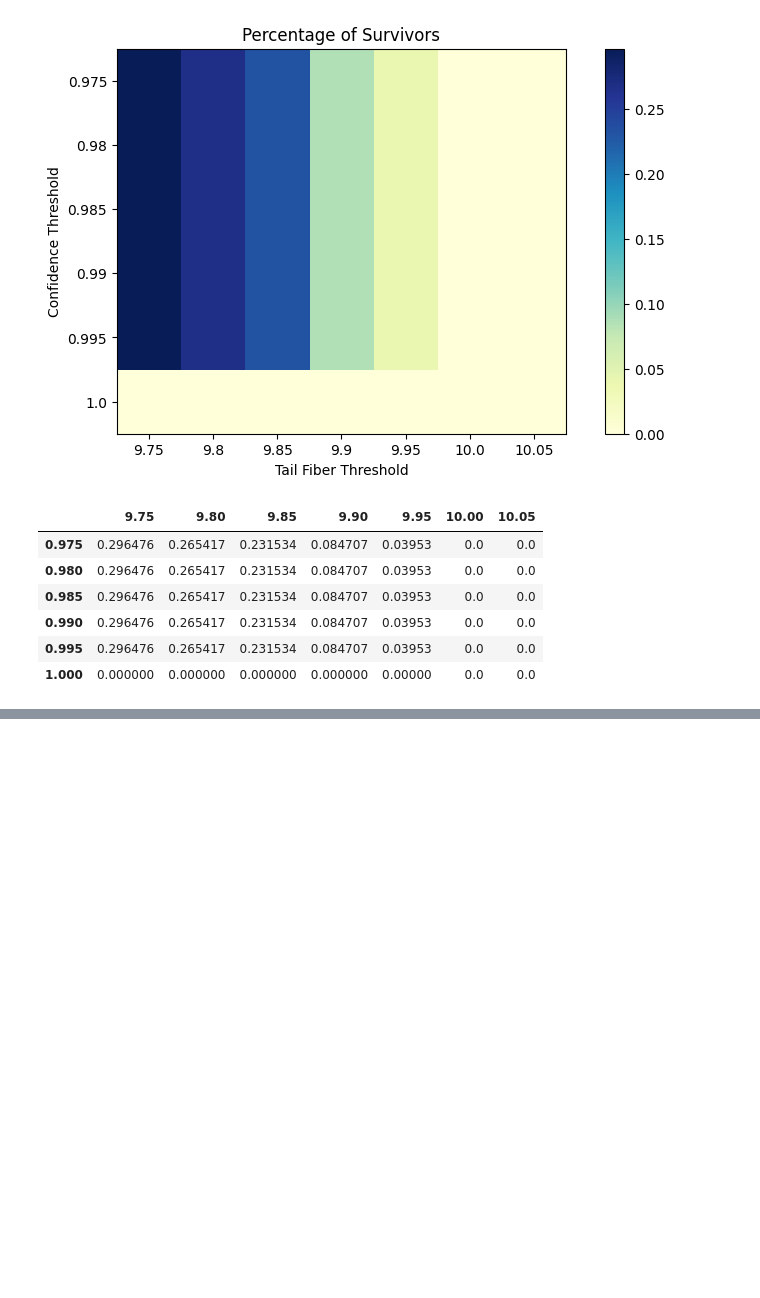
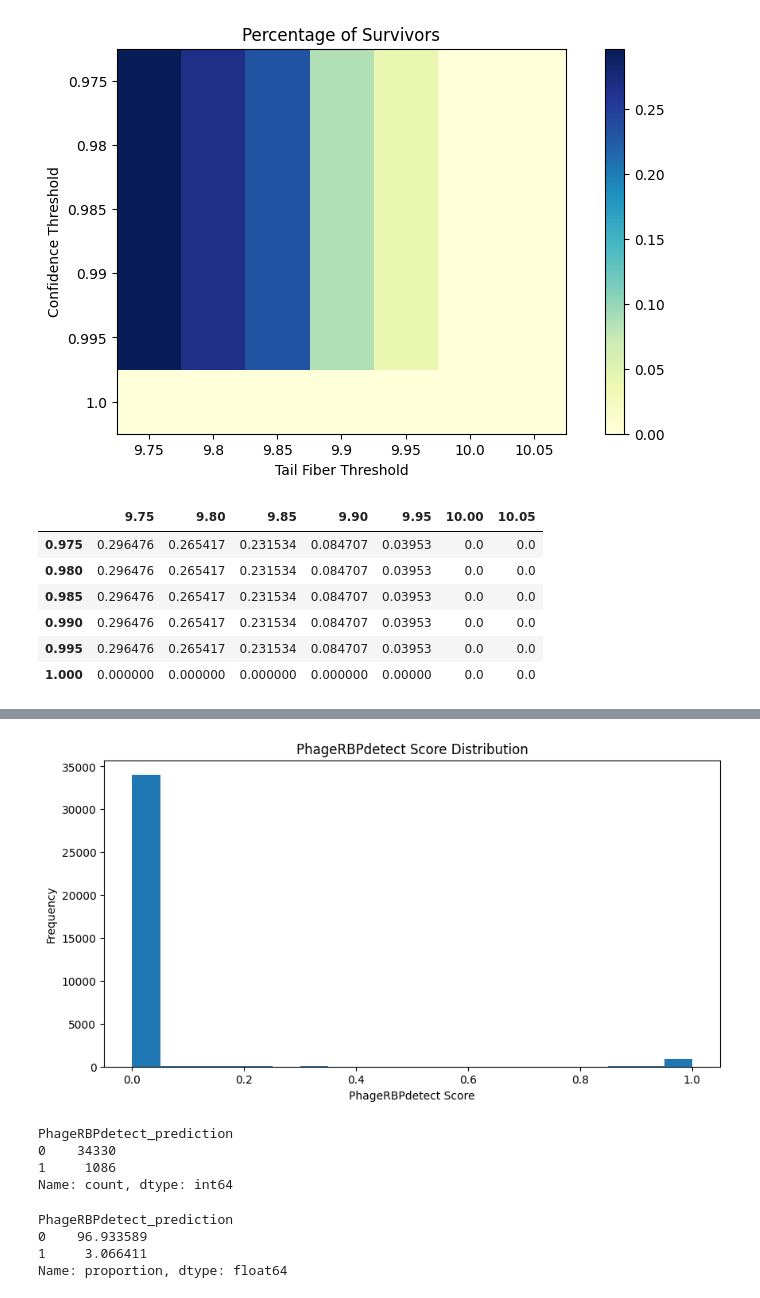
Before and after one commit to Drivahah/Predicting-phage-host-interaction-with-Language-Models, a Jupyter notebook: notebooks/02_transform_data.ipynb, the cells around one changed output, grey strips where cells are left out. Saved outputs shown, nothing was run; the diff lists cells and outputs as text; code cells hidden in the pictures; blank space fills up the shorter version.

Commit message:
Explore PhageRBP distribution

```diff
--- a/notebooks/02_transform_data.ipynb
+++ b/notebooks/02_transform_data.ipynb
@@ -245,0 +250,25 @@ Survivor proteins: 82 (0.23 %)
+# %%
+# Plot distribution of phageRBDdetect_score
+fig, ax = plt.subplots(figsize=(10, 5))
+ax.hist(protein_NN['PhageRBPdetect_score'], bins=20)
+
+# Add title and labels
+ax.set_title('PhageRBPdetect Score Distribution')
+ax.set_xlabel('PhageRBPdetect Score')
+ax.set_ylabel('Frequency')
+
+plt.show()
+
+# Count 0, 1 and nan occurencies in phageRBDdetect_prediction and show percentages
+display(protein_NN['PhageRBPdetect_prediction'].value_counts(dropna=False))
+display(protein_NN['PhageRBPdetect_prediction'].value_counts(normalize=True, dropna=False) * 100)
+# %% [output]
+[figure, added]
+PhageRBPdetect_prediction
+0    34330
+1     1086
+Name: count, dtype: int64
+PhageRBPdetect_prediction
+0    96.933589
+1     3.066411
+Name: proportion, dtype: float64
```
Also changed, not shown: parts of 10 cells of this notebook, 1 other file.
